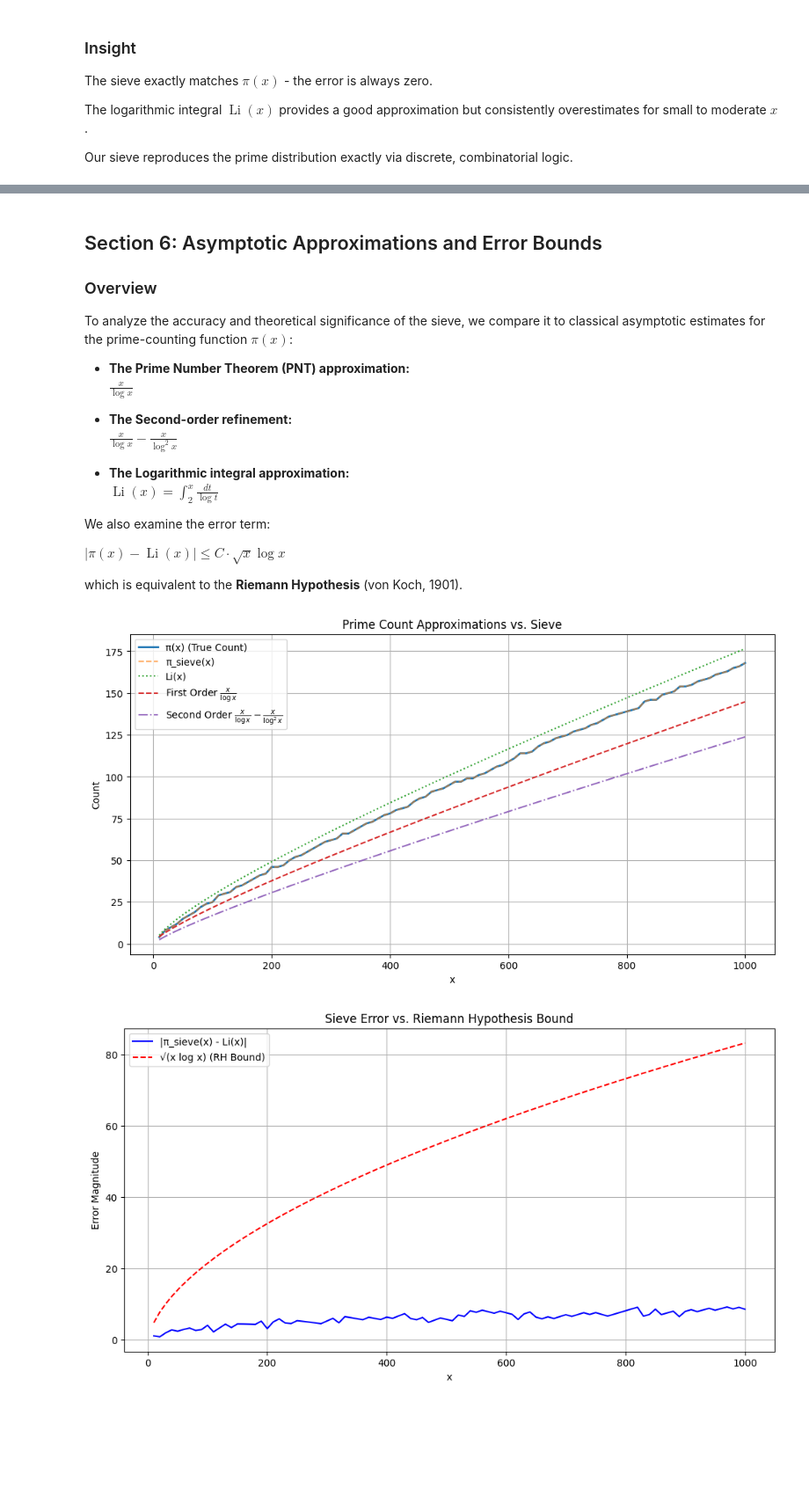
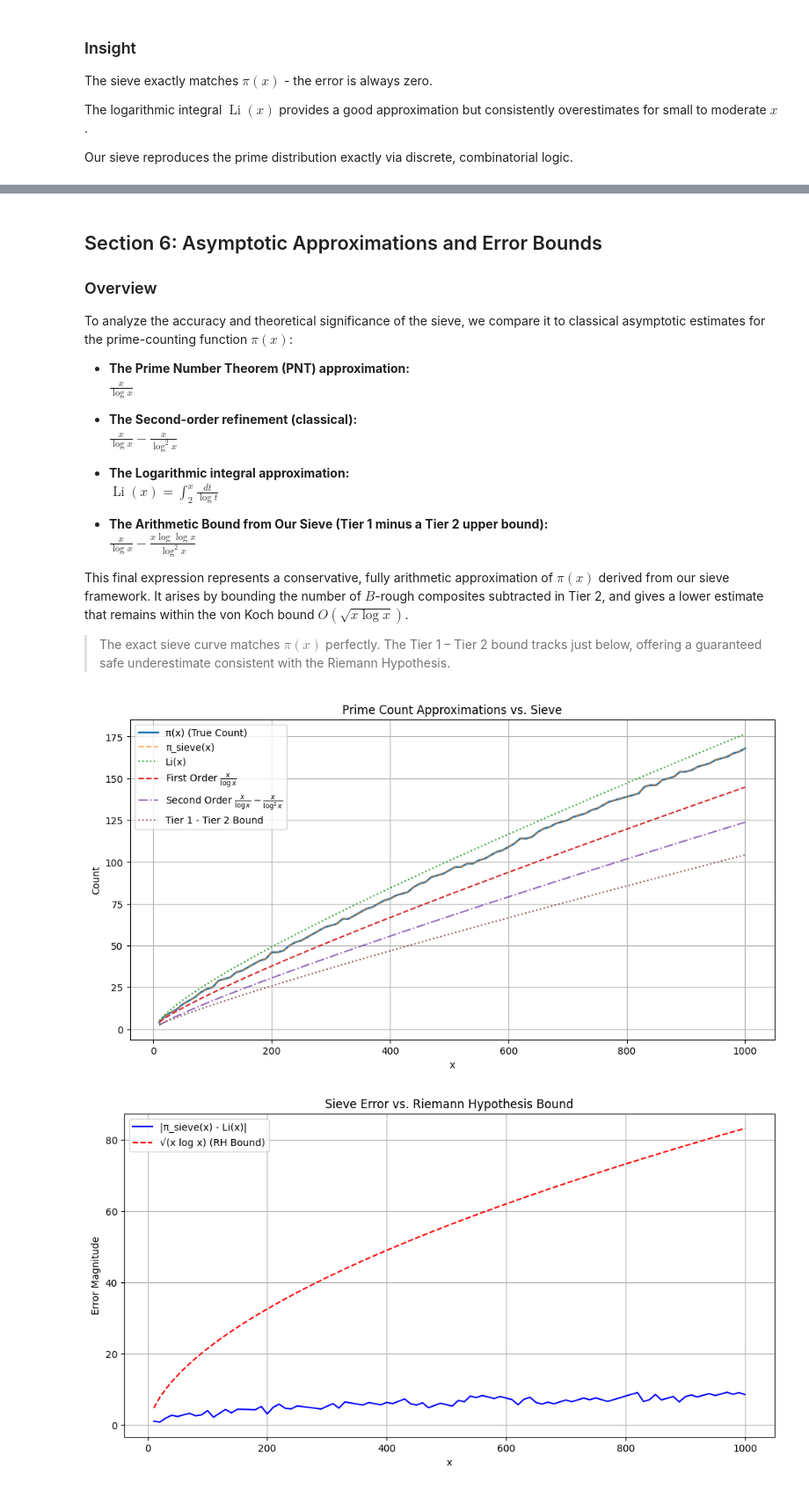
Before and after one commit to simonbbyrne/exact-prime-sieve, a Jupyter notebook: modular_prime_sieve.ipynb, the cells around one changed output, grey strips where cells are left out. Shown: that part at 88% size. Cells and saved outputs as stored; diff of their text form; code cells hidden in the pictures; blank space fills up the shorter version.

```diff
--- a/modular_prime_sieve.ipynb
+++ b/modular_prime_sieve.ipynb
@@ -265,10 +176,10 @@ from sympy import primepi, primerange
 import math
 
 # Sweep parameters
-x = 1000000
+x = 100000
 true_pi = primepi(x)
 bound = math.sqrt(x * math.log(x))
-alphas = np.linspace(0.10, 0.50, 21)
+alphas = np.linspace(0, 1, 21)
 
 results = []
 for alpha in alphas:
@@ -287,7 +198,7 @@ plt.plot(alphas, [row[3] for row in results], marker='o', label='Absolute Error'
 plt.axhline(bound, color='red', linestyle='--', label=r'$\sqrt{x \log x}$ bound')
 plt.xlabel(r'$\alpha$ in $B = x^\alpha$')
 plt.ylabel('Error')
-plt.title(r'Sieve Accuracy vs. $\alpha$ (at $x = 10^6$)')
+plt.title(r'Sieve Accuracy vs. $\alpha$ (at $x = 10^5$)')
 plt.grid(True)
 plt.legend()
 plt.show()
@@ -366,19 +229,20 @@ The sieve suggests that the prime number distribution is not inherently "random"
 To analyze the accuracy and theoretical significance of the sieve, we compare it to classical asymptotic estimates for the prime-counting function $\pi(x)$:
 
 - **The Prime Number Theorem (PNT) approximation:**
-  $\frac{x}{\log x}$
+  $\displaystyle \frac{x}{\log x}$
 
-- **The Second-order refinement:**
-  $\frac{x}{\log x} - \frac{x}{\log^2 x}$
+- **The Second-order refinement (classical):**
+  $\displaystyle \frac{x}{\log x} - \frac{x}{\log^2 x}$
 
 - **The Logarithmic integral approximation:**
-  $\operatorname{Li}(x) = \int_2^x \frac{dt}{\log t}$
+  $\displaystyle \operatorname{Li}(x) = \int_2^x \frac{dt}{\log t}$
 
-We also examine the error term:
+- **The Arithmetic Bound from Our Sieve (Tier 1 minus a Tier 2 upper bound):**
+  $\displaystyle \frac{x}{\log x} - \frac{x \log \log x}{\log^2 x}$
 
-$|\pi(x) - \operatorname{Li}(x)| \leq C \cdot \sqrt{x} \log x$
+This final expression represents a conservative, fully arithmetic approximation of $\pi(x)$ derived from our sieve framework. It arises by bounding the number of $B$-rough composites subtracted in Tier 2, and gives a lower estimate that remains within the von Koch bound $O(\sqrt{x \log x})$.
 
-which is equivalent to the **Riemann Hypothesis** (von Koch, 1901).
+> The exact sieve curve matches $\pi(x)$ perfectly. The Tier 1 – Tier 2 bound tracks just below, offering a guaranteed safe underestimate consistent with the Riemann Hypothesis.
 # %%
 import numpy as np
 from scipy.integrate import quad
@@ -398,30 +262,35 @@ def second_order(x):
 
 def rh_bound(x):
     return np.sqrt(x * math.log(x))
+
+def tier2_bound(x):
+    return x * math.log(math.log(x)) / (math.log(x) ** 2)
 # %%
 X = np.arange(10, 1001, 10)
 pi_real = [primepi(x) for x in X]
 pi_sieve = [prime_pi_sieve(x) for x in X]
 li_vals = [li(x) for x in X]
 first_vals = [first_order(x) for x in X]
 second_vals = [second_order(x) for x in X]
 bound_vals = [rh_bound(x) for x in X]
+tier2_vals = [first_order(x) - tier2_bound(x) for x in X]
 
 plt.figure(figsize=(12, 6))
 plt.plot(X, pi_real, label='π(x) (True Count)', linewidth=2)
 plt.plot(X, pi_sieve, '--', label='π_sieve(x)', alpha=0.6)
 plt.plot(X, li_vals, label='Li(x)', linestyle=':')
 plt.plot(X, first_vals, label='First Order $\\frac{x}{\\log x}$', linestyle='--')
 plt.plot(X, second_vals, label='Second Order $\\frac{x}{\\log x} - \\frac{x}{\\log^2 x}$', linestyle='-.')
+plt.plot(X, tier2_vals, label='Tier 1 - Tier 2 Bound', linestyle='dotted')
 
 plt.legend()
 plt.title("Prime Count Approximations vs. Sieve")
 plt.xlabel("x")
 plt.ylabel("Count")
 plt.grid(True)
 plt.show()
 # %% [output]
-[figure, old version]
+[figure, new version]
 # %%
 errors = [abs(p - l) for p, l in zip(pi_sieve, li_vals)]
 
```
Also changed, not shown: parts of 7 cells of this notebook, 2 other files.
